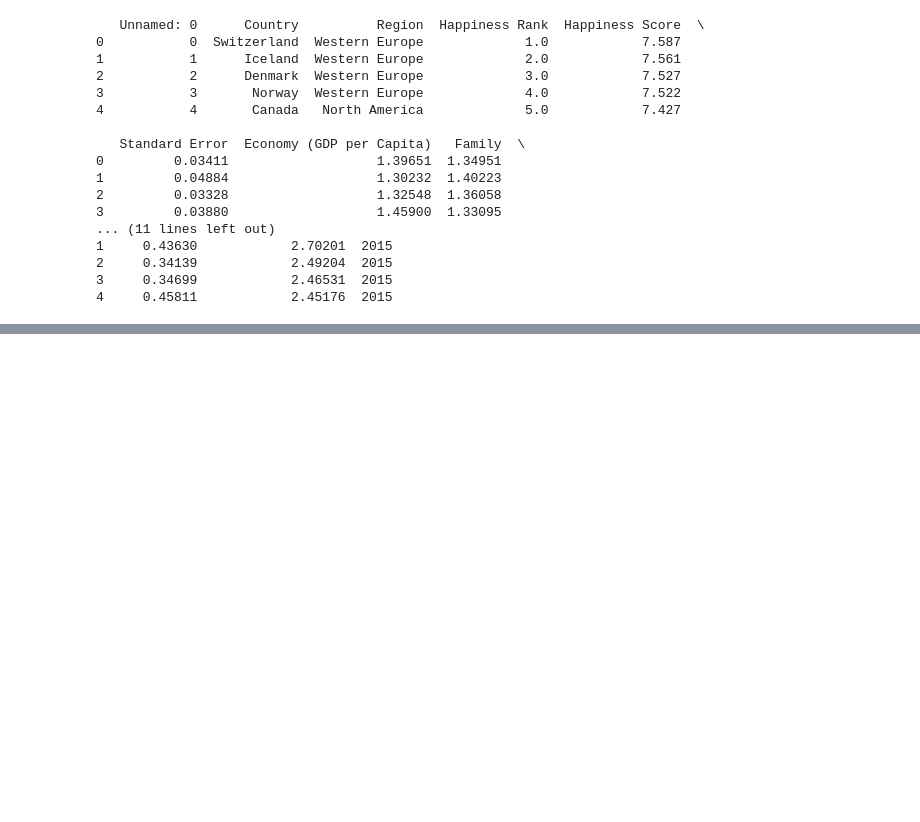
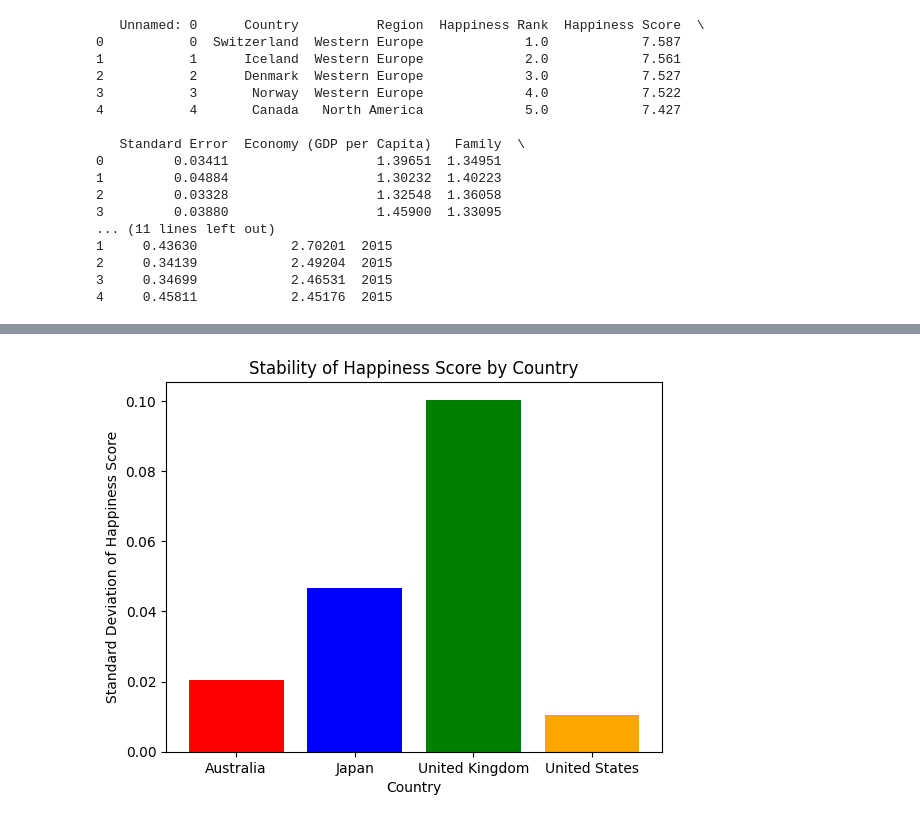
Before and after one commit to awano-kakeru/Hapi, a Jupyter notebook: world_happiness_report.ipynb, the cells around one changed output, grey strips where cells are left out. Drawn from its saved outputs; the diff is of its cells as text; code cells hidden in the pictures; blank space fills up the shorter version.

```diff
--- a/world_happiness_report.ipynb
+++ b/world_happiness_report.ipynb
@@ -25,0 +105,22 @@ print(df.head())
+# %%
+# 国ごとの色を指定
+colors = {
+    "Japan": "blue",
+    "United States": "orange",
+    "United Kingdom": "green",
+    "Australia": "red"
+}
+
+plt.figure()
+
+# 国の順番に対応する色リストを作成
+bar_colors = [colors[country] for country in stats.index]
+
+plt.bar(stats.index, stats["std"], color=bar_colors)
+
+plt.title("Stability of Happiness Score by Country")
+plt.xlabel("Country")
+plt.ylabel("Standard Deviation of Happiness Score")
+plt.show()
+# %% [output]
+[figure, added]
```
Also changed, not shown: parts of 10 cells of this notebook.
